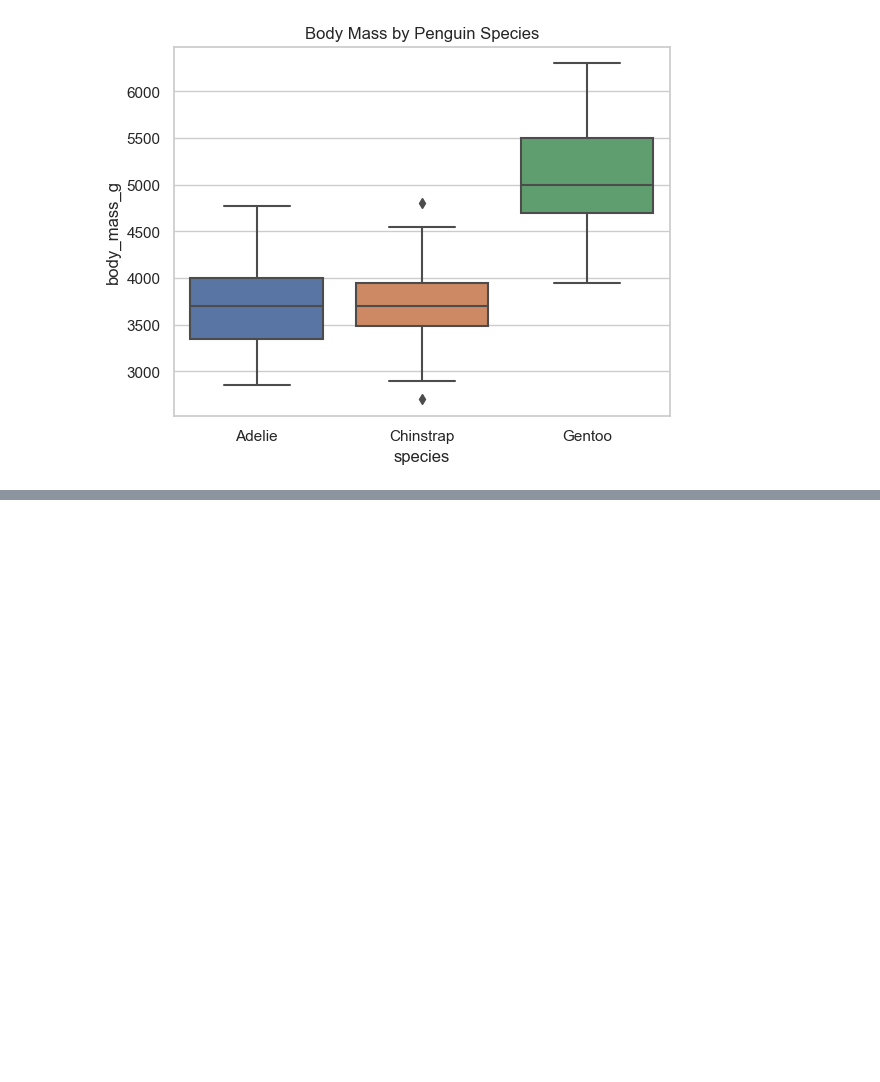
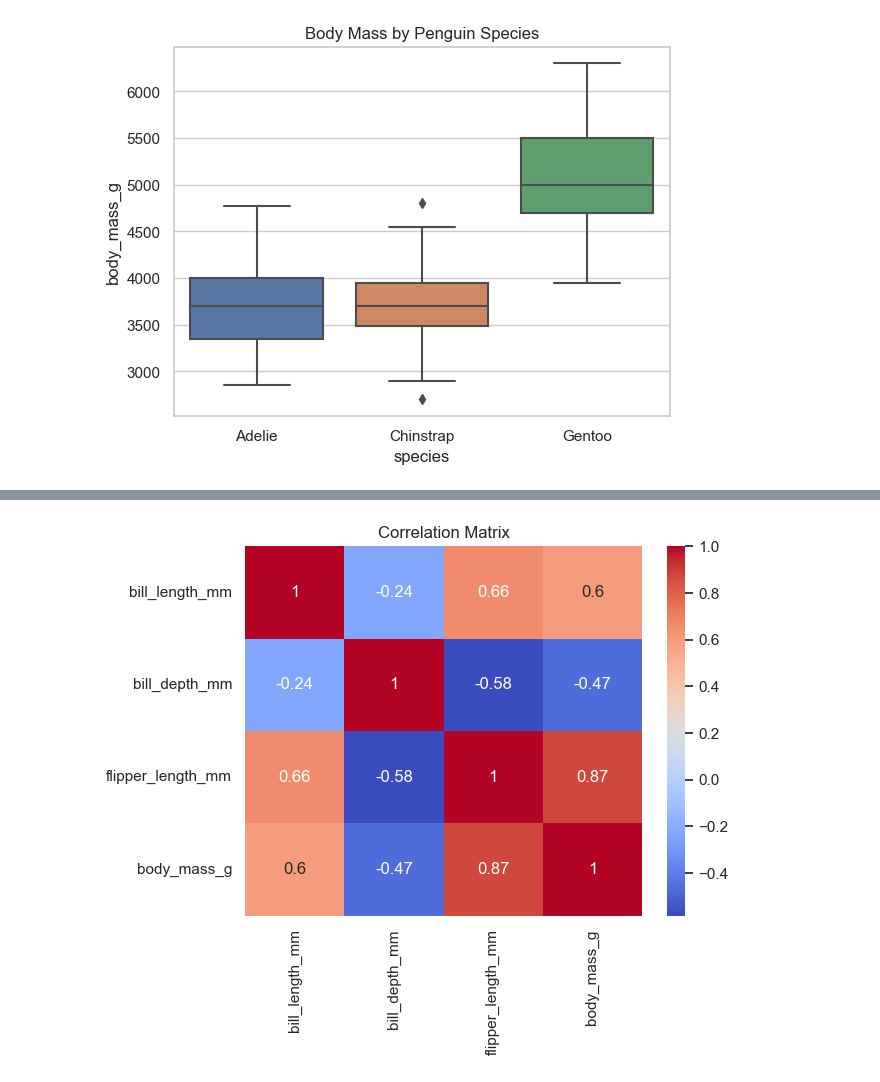
Before and after one commit to LionIron/dis08-ws2526, a Jupyter notebook: labs/08/analysis.ipynb, the cells around one changed output, grey strips where cells are left out. Drawn from its saved outputs; the diff is of its cells as text; code cells hidden in the pictures; blank space fills up the shorter version.

```diff
--- a/labs/08/analysis.ipynb
+++ b/labs/08/analysis.ipynb
@@ -92,0 +100,11 @@ plt.show()
+# %%
+plt.figure()
+sns.heatmap(
+    penguins.corr(numeric_only=True),
+    annot=True,
+    cmap='coolwarm'
+)
+plt.title("Correlation Matrix")
+plt.show()
+# %% [output]
+[figure, added]
```
Also changed, not shown: parts of 9 cells of this notebook.
